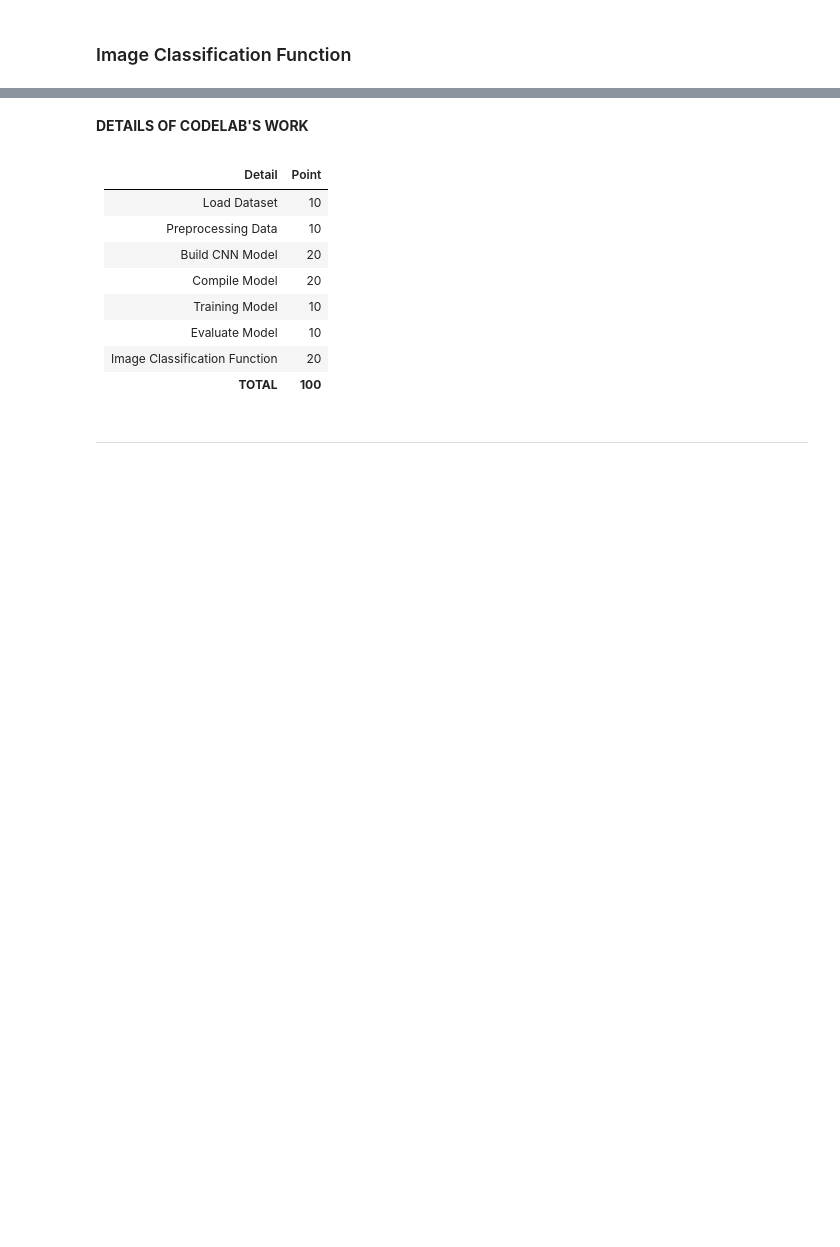
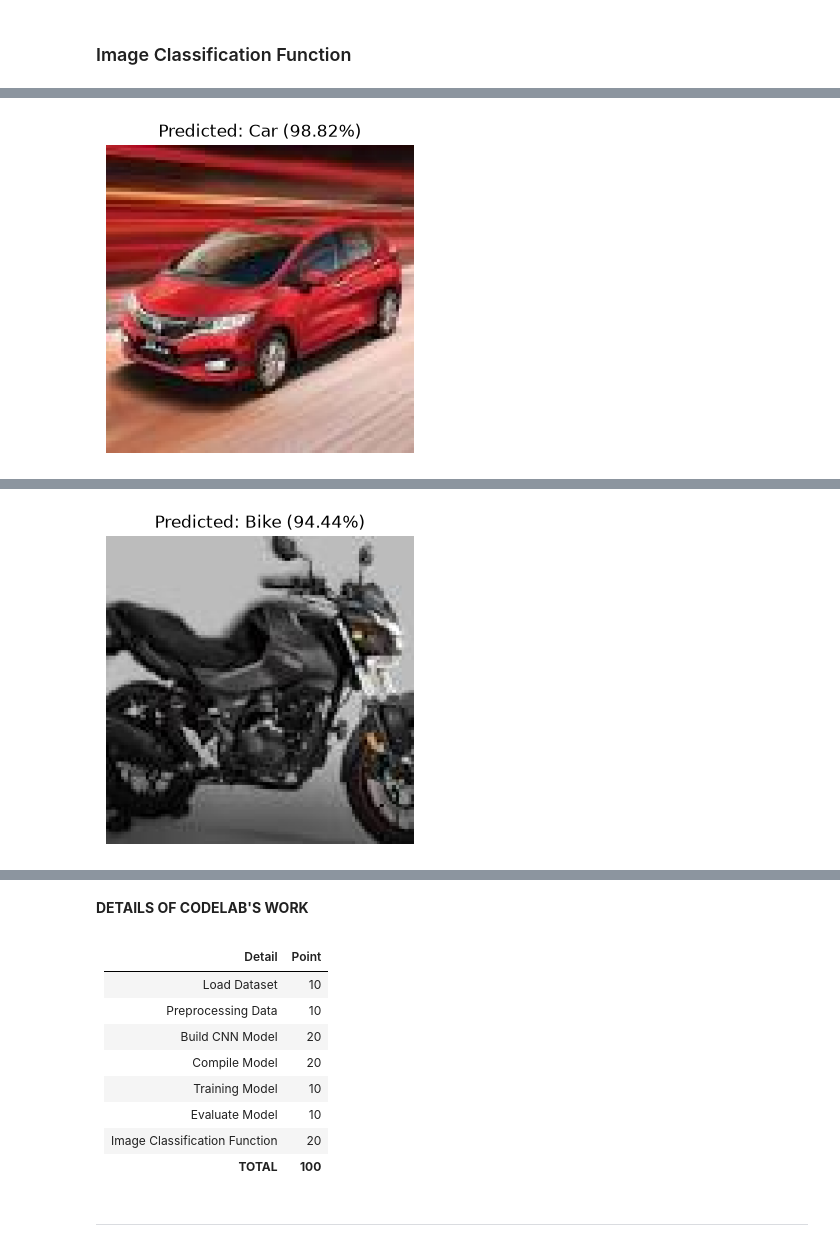
Before and after one commit to FatihHDR/machine-learning, a Jupyter notebook: modul3/MODULE_3_MACHINE_LEARNING_IMAGE_CLASSIFICATION.ipynb, the cells around one changed output, grey strips where cells are left out. Drawn from its saved outputs; the diff is of its cells as text; code cells hidden in the pictures; blank space fills up the shorter version.

```diff
--- a/modul3/MODULE_3_MACHINE_LEARNING_IMAGE_CLASSIFICATION.ipynb
+++ b/modul3/MODULE_3_MACHINE_LEARNING_IMAGE_CLASSIFICATION.ipynb
@@ -593,11 +661,2 @@ model.compile(optimiser=...,
 # %% [markdown]
 ### Training model
-# %%
-epoch = ...
-history = model.compile(
-    ...,
-    epoch=...,
-    val_data=...,
-    calbacks=[...]
-    metics=[...]
-)
@@ -642,0 +808,15 @@ predicted_label = classify_new_image(...)
+# %%
+import os
+
+# Test with a sample Car image
+car_files = [f for f in sorted(os.listdir(os.path.join(dataset_path, 'Car'))) if f.lower().endswith(('.jpg', '.jpeg', '.png'))]
+car_img_path = os.path.join(dataset_path, 'Car', car_files[0])
+print(f"Testing Car image: {car_img_path}")
+pred_car, conf_car = classify_new_image(car_img_path, model)
+
+# Test with a sample Bike image
+bike_files = [f for f in sorted(os.listdir(os.path.join(dataset_path, 'Bike'))) if f.lower().endswith(('.jpg', '.jpeg', '.png'))]
+bike_img_path = os.path.join(dataset_path, 'Bike', bike_files[0])
+print(f"Testing Bike image: {bike_img_path}")
+pred_bike, conf_bike = classify_new_image(bike_img_path, model)
+# %% [output]
@@ -642,0 +825 @@ predicted_label = classify_new_image(...)
+[figure, added]
@@ -642,0 +828 @@ predicted_label = classify_new_image(...)
+[figure, added]
```
Also changed, not shown: parts of 19 cells of this notebook.
